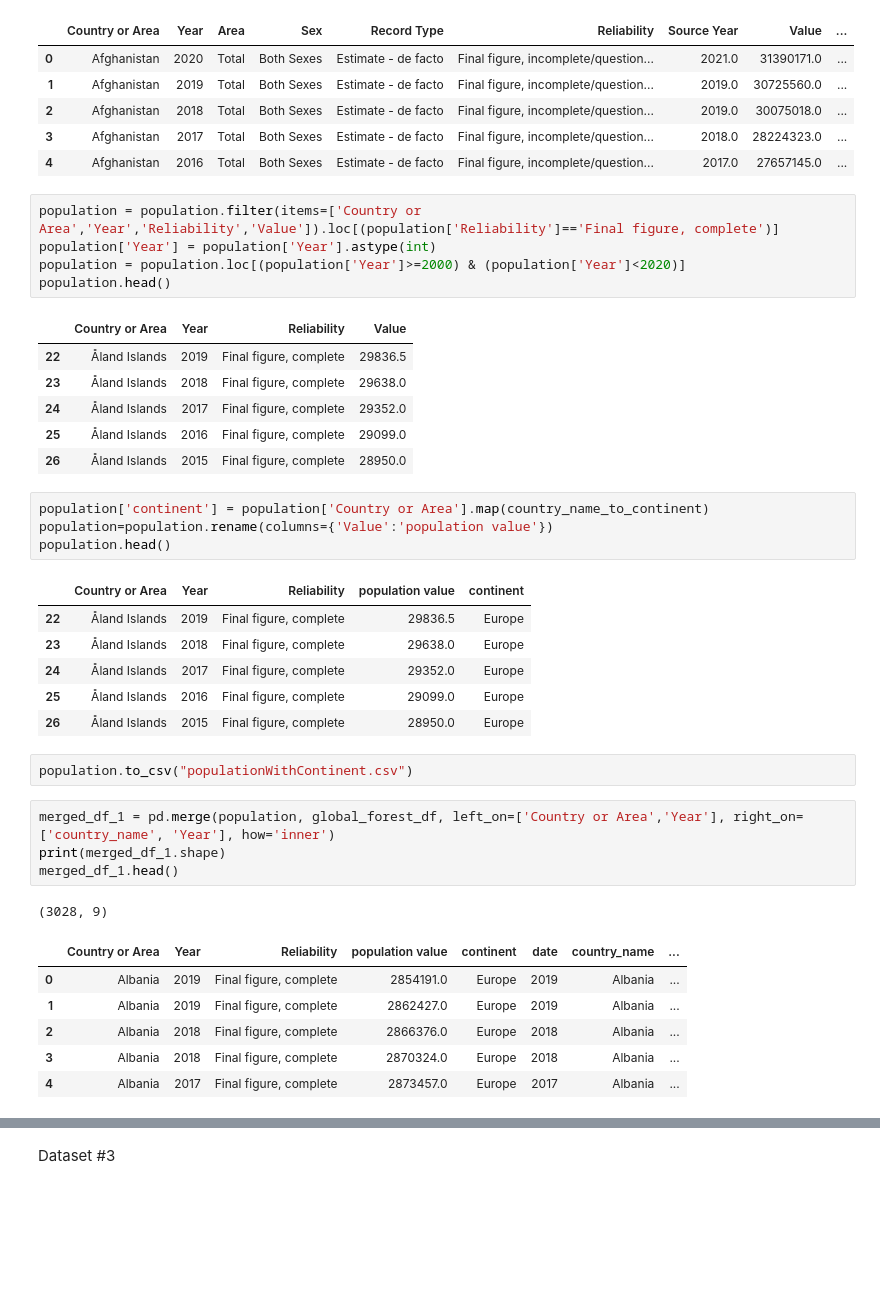
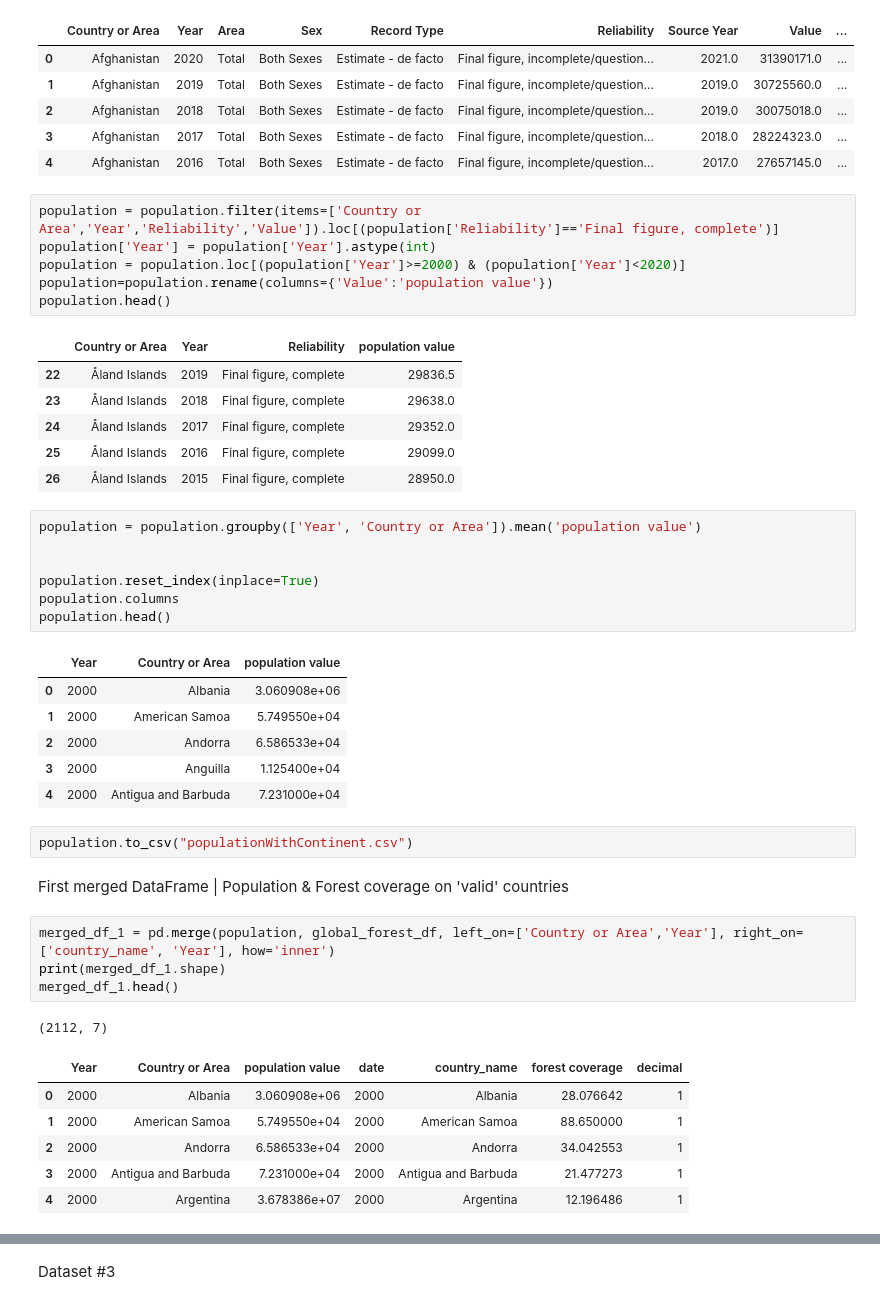
Before and after one commit to BoSuto/Specialist-Certificate-in-Data-Analytics-Essential-Jan-2023, a Jupyter notebook: Project_May_2023.ipynb, the cells around one changed output, grey strips where cells are left out. Cells and saved outputs as stored; diff of their text form; blank space fills up the shorter version.

```diff
--- a/Project_May_2023.ipynb
+++ b/Project_May_2023.ipynb
@@ -318,36 +319,42 @@ population.head()
 population = population.filter(items=['Country or Area','Year','Reliability','Value']).loc[(population['Reliability']=='Final figure, complete')]
 population['Year'] = population['Year'].astype(int)
 population = population.loc[(population['Year']>=2000) & (population['Year']<2020)]
+population=population.rename(columns={'Value':'population value'})
 population.head()
 # %% [output]
-|  | Country or Area | Year | Reliability | Value |
+|  | Country or Area | Year | Reliability | population value |
 | 22 | Åland Islands | 2019 | Final figure, complete | 29836.5 |
 | 23 | Åland Islands | 2018 | Final figure, complete | 29638.0 |
 | 24 | Åland Islands | 2017 | Final figure, complete | 29352.0 |
 | 25 | Åland Islands | 2016 | Final figure, complete | 29099.0 |
 | 26 | Åland Islands | 2015 | Final figure, complete | 28950.0 |
 # %%
-population['continent'] = population['Country or Area'].map(country_name_to_continent)
-population=population.rename(columns={'Value':'population value'})
+population = population.groupby(['Year', 'Country or Area']).mean('population value')
+
+
+population.reset_index(inplace=True)
+population.columns
 population.head()
 # %% [output]
-|  | Country or Area | Year | Reliability | population value | continent |
-| 22 | Åland Islands | 2019 | Final figure, complete | 29836.5 | Europe |
-| 23 | Åland Islands | 2018 | Final figure, complete | 29638.0 | Europe |
-| 24 | Åland Islands | 2017 | Final figure, complete | 29352.0 | Europe |
-| 25 | Åland Islands | 2016 | Final figure, complete | 29099.0 | Europe |
-| 26 | Åland Islands | 2015 | Final figure, complete | 28950.0 | Europe |
+|  | Year | Country or Area | population value |
+| 0 | 2000 | Albania | 3.060908e+06 |
+| 1 | 2000 | American Samoa | 5.749550e+04 |
+| 2 | 2000 | Andorra | 6.586533e+04 |
+| 3 | 2000 | Anguilla | 1.125400e+04 |
+| 4 | 2000 | Antigua and Barbuda | 7.231000e+04 |
 # %%
 population.to_csv("populationWithContinent.csv")
+# %% [markdown]
+First merged DataFrame | Population & Forest coverage on 'valid' countries
 # %%
 merged_df_1 = pd.merge(population, global_forest_df, left_on=['Country or Area','Year'], right_on=['country_name', 'Year'], how='inner')
 print(merged_df_1.shape)
 merged_df_1.head()
 # %% [output]
-(3028, 9)
+(2112, 7)
-|  | Country or Area | Year | Reliability | population value | continent | date | country_name | ... |
-| 0 | Albania | 2019 | Final figure, complete | 2854191.0 | Europe | 2019 | Albania | ... |
-| 1 | Albania | 2019 | Final figure, complete | 2862427.0 | Europe | 2019 | Albania | ... |
-| 2 | Albania | 2018 | Final figure, complete | 2866376.0 | Europe | 2018 | Albania | ... |
-| 3 | Albania | 2018 | Final figure, complete | 2870324.0 | Europe | 2018 | Albania | ... |
-| 4 | Albania | 2017 | Final figure, complete | 2873457.0 | Europe | 2017 | Albania | ... |
+|  | Year | Country or Area | population value | date | country_name | forest coverage | decimal |
+| 0 | 2000 | Albania | 3.060908e+06 | 2000 | Albania | 28.076642 | 1 |
+| 1 | 2000 | American Samoa | 5.749550e+04 | 2000 | American Samoa | 88.650000 | 1 |
+| 2 | 2000 | Andorra | 6.586533e+04 | 2000 | Andorra | 34.042553 | 1 |
+| 3 | 2000 | Antigua and Barbuda | 7.231000e+04 | 2000 | Antigua and Barbuda | 21.477273 | 1 |
+| 4 | 2000 | Argentina | 3.678386e+07 | 2000 | Argentina | 12.196486 | 1 |
```
Also changed, not shown: parts of 19 cells of this notebook.
